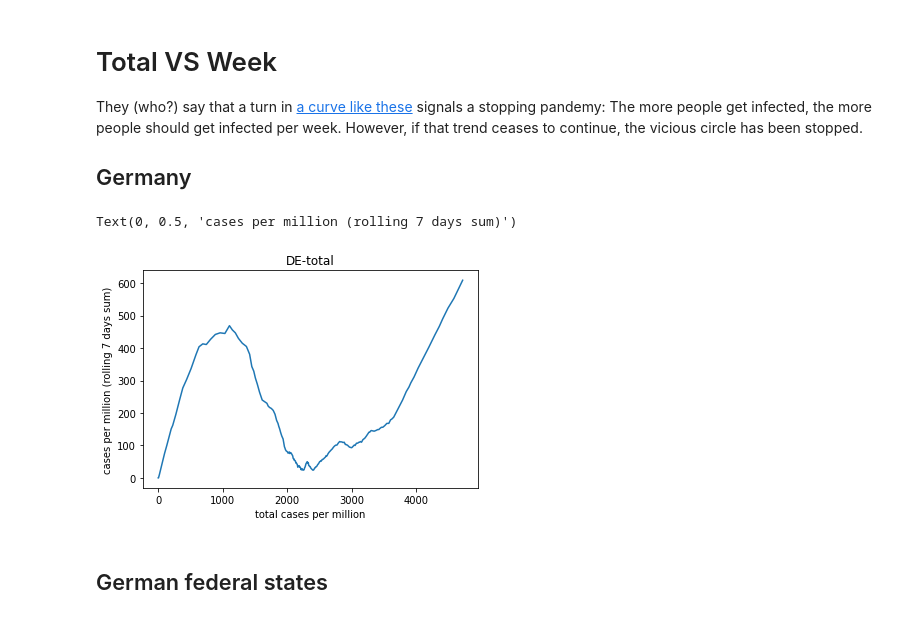
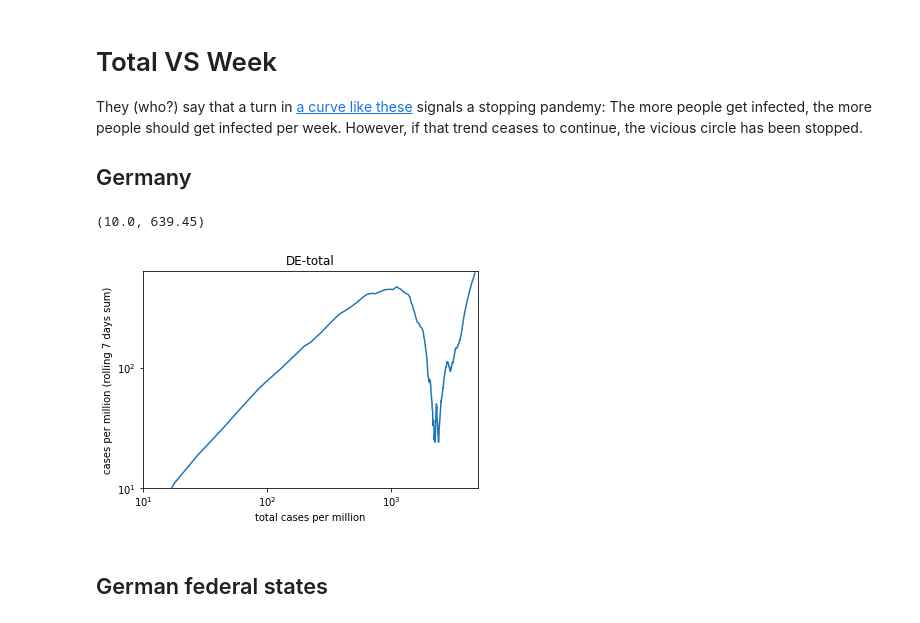
Before and after one commit to pschwede/covid19plots, a Jupyter notebook: sum_vs_window.ipynb, the cells around one changed output. Drawn from its saved outputs; the diff is of its cells as text; code cells hidden in the pictures.

```diff
--- a/sum_vs_window.ipynb
+++ b/sum_vs_window.ipynb
@@ -7,24 +7,26 @@ They (who?) say that a turn in [a curve like these](https://aatishb.com/covidtre
 # %%
 import pandas as pd
 import matplotlib.pyplot as plt
 from scrape import entorb
 
 area = 'DE-total'
 de = entorb.to_dataframe(area)
 de['Cases_New_Weekly_Per_Million'] = de['Cases_New_Per_Million'].rolling('7D').sum()
 ax = de.plot(kind='line',
              x='Cases_Per_Million',
              y='Cases_New_Weekly_Per_Million',
              marker='',
              title=area,
              legend=False)
 ax.set_xlabel('total cases per million')
-#ax.set_xscale('log')
+ax.set_xscale('symlog')
+ax.set_xlim(left=10)
 ax.set_ylabel('cases per million (rolling 7 days sum)')
-#ax.set_yscale('log')
+ax.set_yscale('symlog')
+ax.set_ylim(bottom=10)
 # %% [output]
-Text(0, 0.5, 'cases per million (rolling 7 days sum)')
+(10.0, 639.45)
-[figure, old version]
+[figure, new version]
 # %% [markdown]
 ## German federal states
 # %%
```
Also changed, not shown: parts of 1 cell of this notebook.
